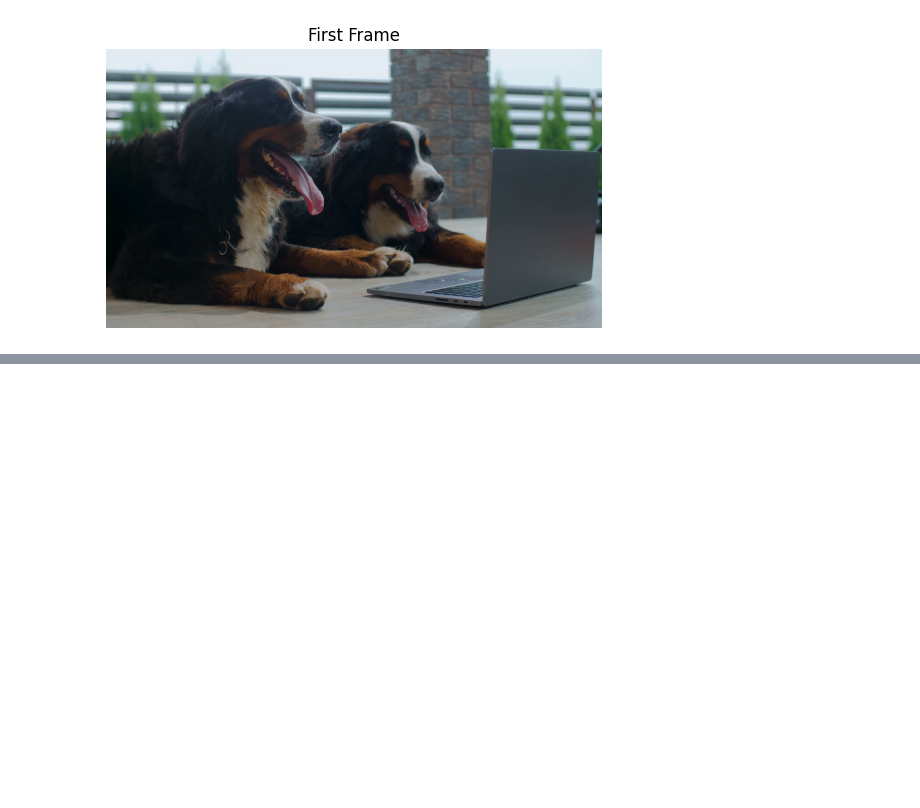
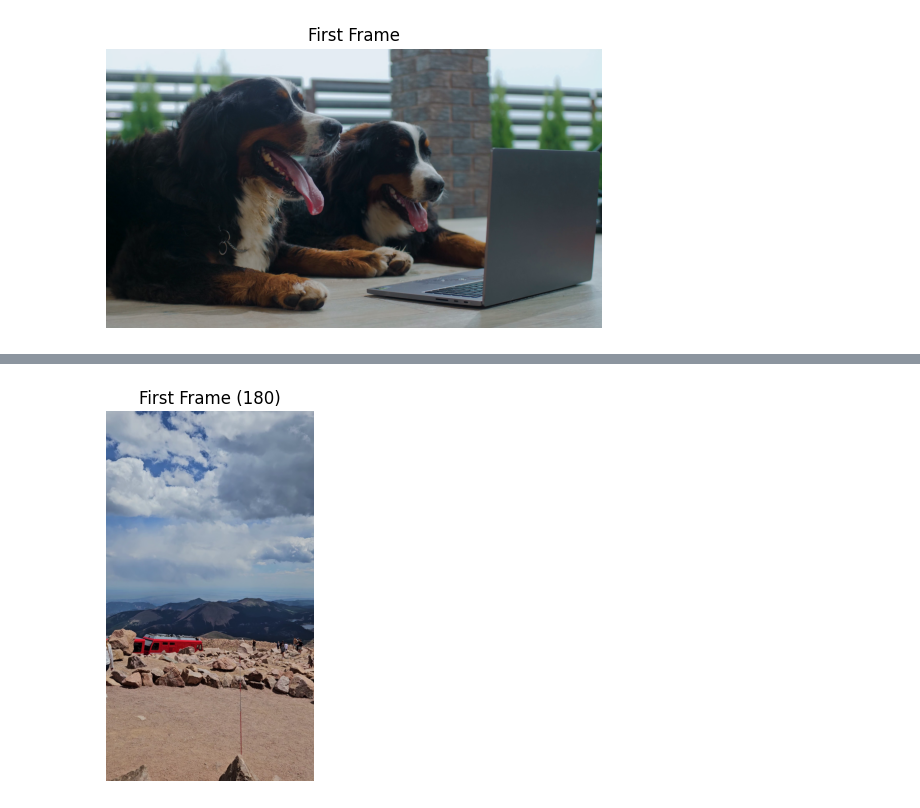
Before and after one commit to Regis-University-Data-Science/Learn-CV, a Jupyter notebook: intro_videos/intro_videos.ipynb, the cells around one changed output, grey strips where cells are left out. Cells and saved outputs as stored; diff of their text form; code cells hidden in the pictures; blank space fills up the shorter version.

```diff
--- a/intro_videos/intro_videos.ipynb
+++ b/intro_videos/intro_videos.ipynb
@@ -96,0 +184,5 @@ HTML("""
+# %%
+video_path = "pikes_peak.mp4"
+show_first_frame(video_path, rotation_mode="180")
+# %% [output]
+[figure, added]
```
Also changed, not shown: parts of 14 cells of this notebook, 1 other file.
